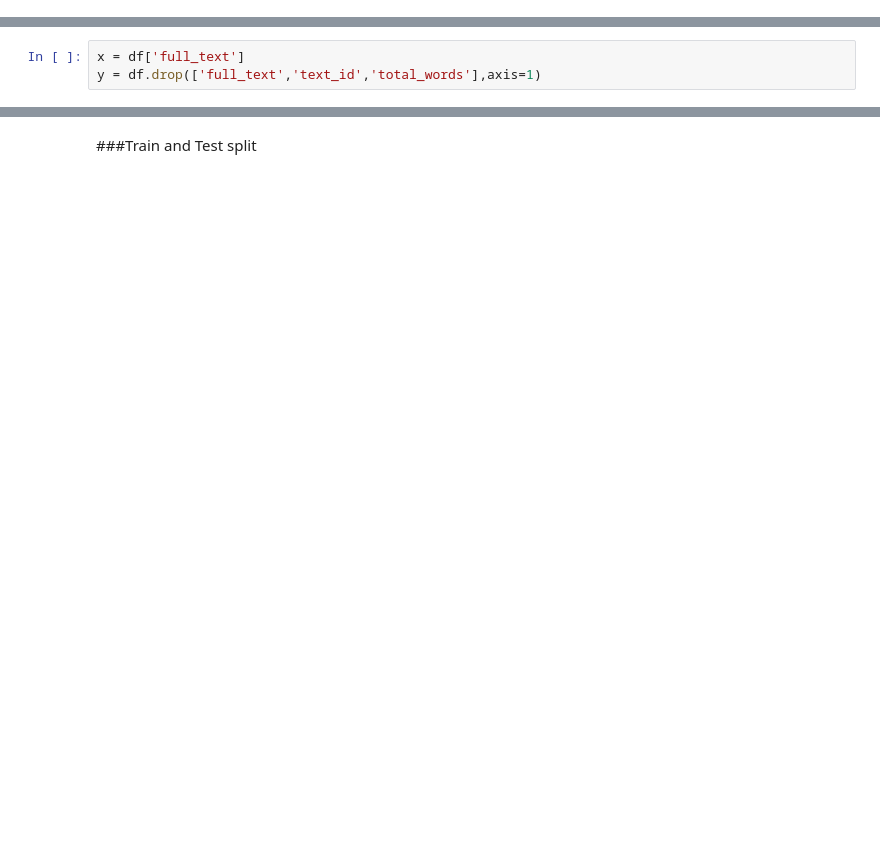
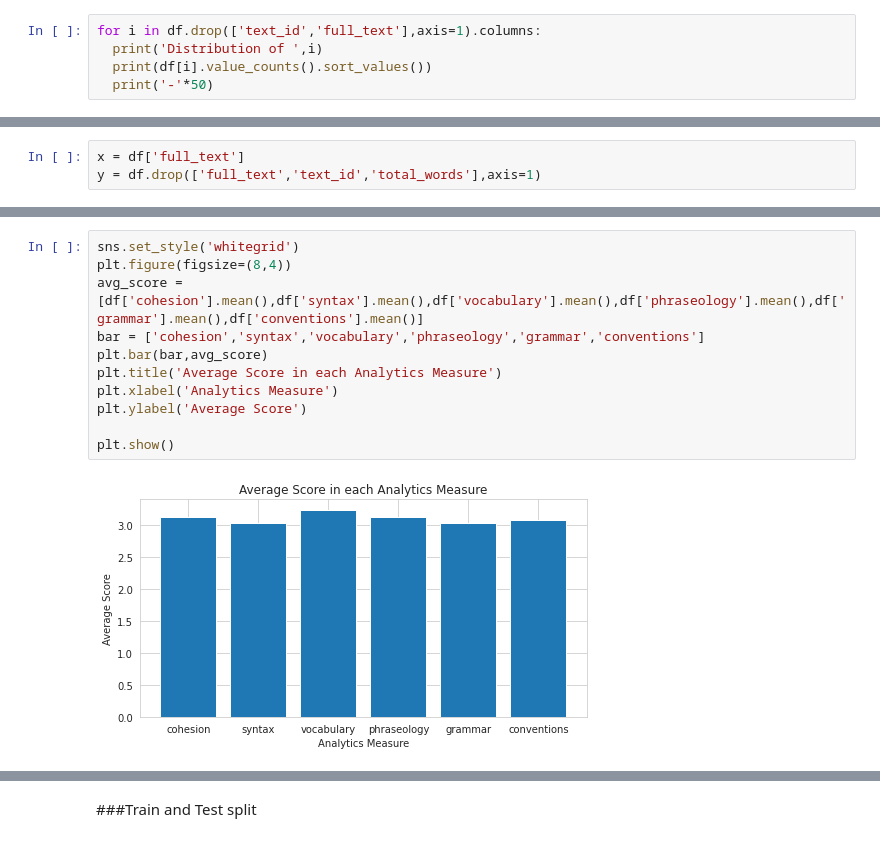
Before and after one commit to reesejohn900/PROJECTS, a Jupyter notebook: feedback-prize-english-language-learning.ipynb, the cells around one changed output, grey strips where cells are left out. Cells and saved outputs as stored; diff of their text form; blank space fills up the shorter version.

```diff
--- a/feedback-prize-english-language-learning.ipynb
+++ b/feedback-prize-english-language-learning.ipynb
@@ -58,0 +63,5 @@ dtype: int64
+# %%
+for i in df.drop(['text_id','full_text'],axis=1).columns:
+  print('Distribution of ',i)
+  print(df[i].value_counts().sort_values())
+  print('-'*50)
@@ -113,0 +145,13 @@ y = df.drop(['full_text','text_id','total_words'],axis=1)
+# %%
+sns.set_style('whitegrid')
+plt.figure(figsize=(8,4))
+avg_score = [df['cohesion'].mean(),df['syntax'].mean(),df['vocabulary'].mean(),df['phraseology'].mean(),df['grammar'].mean(),df['conventions'].mean()]
+bar = ['cohesion','syntax','vocabulary','phraseology','grammar','conventions']
+plt.bar(bar,avg_score)
+plt.title('Average Score in each Analytics Measure')
+plt.xlabel('Analytics Measure')
+plt.ylabel('Average Score')
+
+plt.show()
+# %% [output]
+[figure, added]
```
Also changed, not shown: parts of 62 cells of this notebook.
